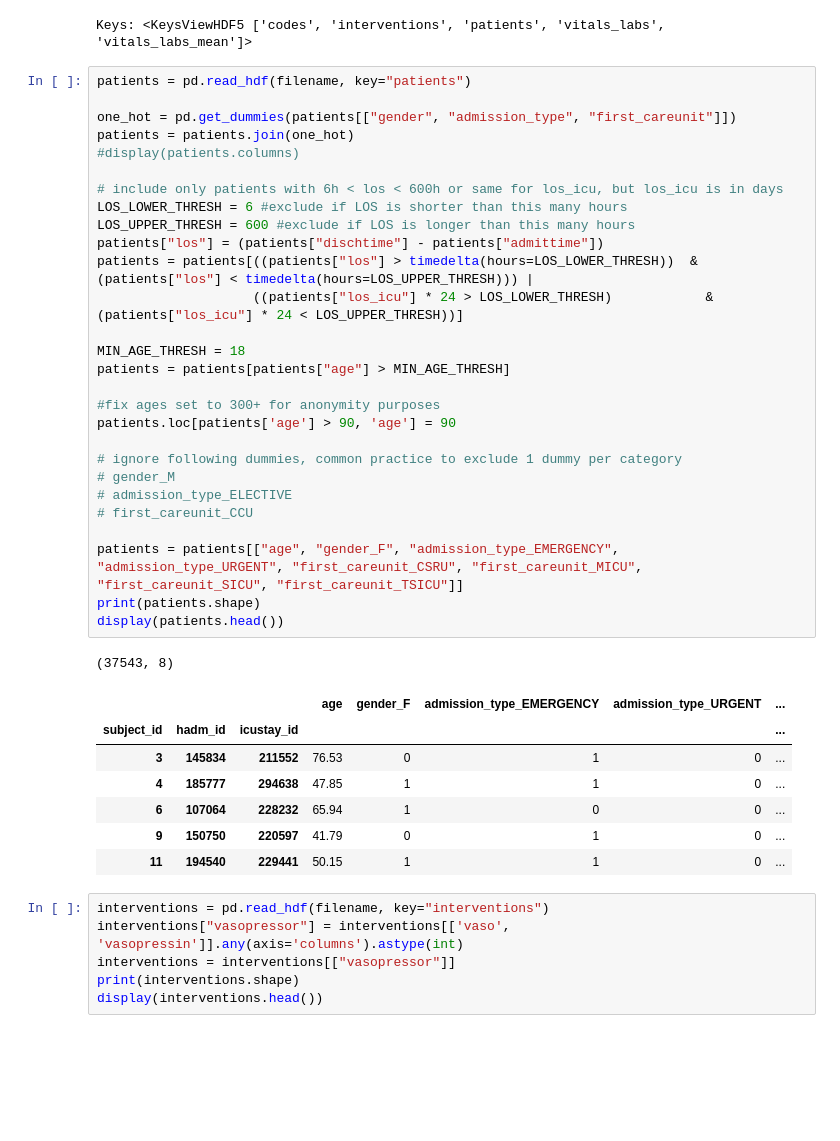
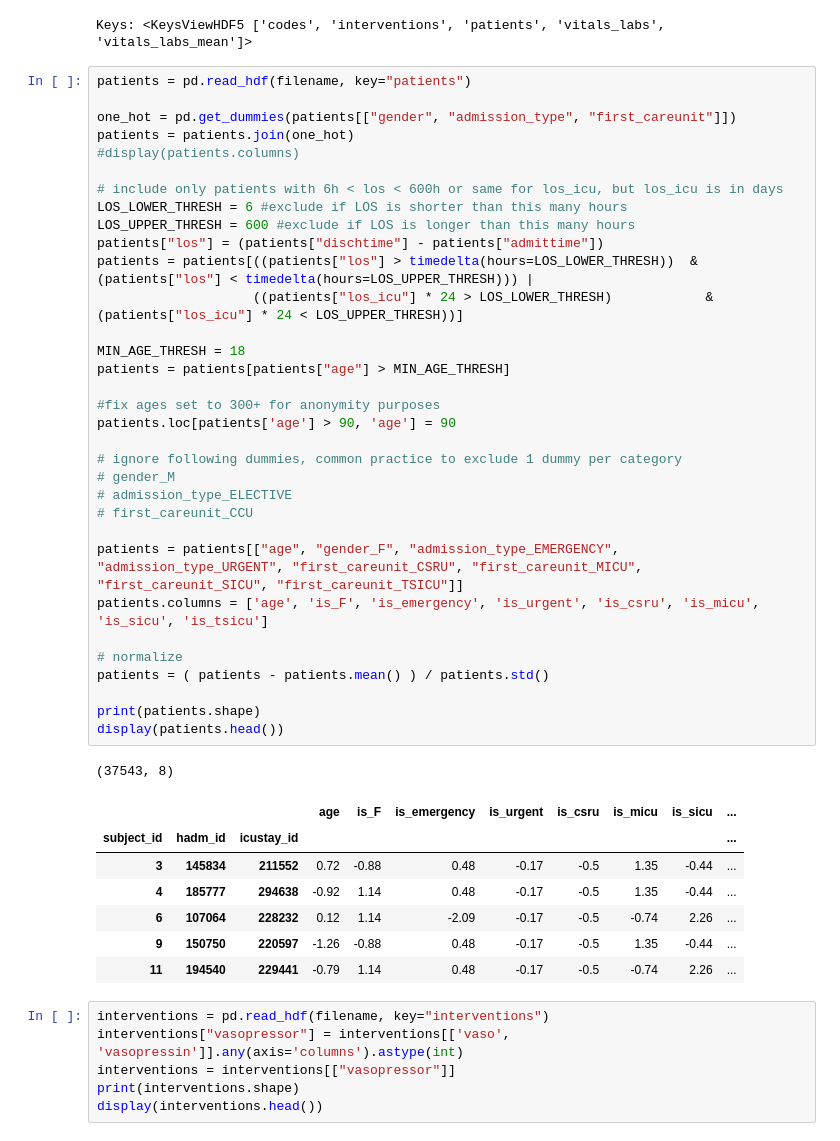
Before and after one commit to KevinArmbruster/optimal-summaries-public, a Jupyter notebook: preprocess_MIMIC_data.ipynb, the cells around one changed output. Drawn from its saved outputs; the diff is of its cells as text; blank space fills up the shorter version.

```diff
--- a/preprocess_MIMIC_data.ipynb
+++ b/preprocess_MIMIC_data.ipynb
@@ -22,40 +22,45 @@ Keys: <KeysViewHDF5 ['codes', 'interventions', 'patients', 'vitals_labs', 'vital
 # %%
 patients = pd.read_hdf(filename, key="patients")
 
 one_hot = pd.get_dummies(patients[["gender", "admission_type", "first_careunit"]])
 patients = patients.join(one_hot)
 #display(patients.columns)
 
 # include only patients with 6h < los < 600h or same for los_icu, but los_icu is in days
 LOS_LOWER_THRESH = 6 #exclude if LOS is shorter than this many hours
 LOS_UPPER_THRESH = 600 #exclude if LOS is longer than this many hours
 patients["los"] = (patients["dischtime"] - patients["admittime"])
 patients = patients[((patients["los"] > timedelta(hours=LOS_LOWER_THRESH))  & (patients["los"] < timedelta(hours=LOS_UPPER_THRESH))) |
                     ((patients["los_icu"] * 24 > LOS_LOWER_THRESH)            & (patients["los_icu"] * 24 < LOS_UPPER_THRESH))]
 
 MIN_AGE_THRESH = 18
 patients = patients[patients["age"] > MIN_AGE_THRESH]
 
 #fix ages set to 300+ for anonymity purposes
 patients.loc[patients['age'] > 90, 'age'] = 90
 
 # ignore following dummies, common practice to exclude 1 dummy per category
 # gender_M
 # admission_type_ELECTIVE
 # first_careunit_CCU
 
 patients = patients[["age", "gender_F", "admission_type_EMERGENCY", "admission_type_URGENT", "first_careunit_CSRU", "first_careunit_MICU", "first_careunit_SICU", "first_careunit_TSICU"]]
+patients.columns = ['age', 'is_F', 'is_emergency', 'is_urgent', 'is_csru', 'is_micu', 'is_sicu', 'is_tsicu']
+
+# normalize
+patients = ( patients - patients.mean() ) / patients.std()
+
 print(patients.shape)
 display(patients.head())
 # %% [output]
 (37543, 8)
-|  |  |  | age | gender_F | admission_type_EMERGENCY | admission_type_URGENT | ... |
-| subject_id | hadm_id | icustay_id |  |  |  |  | ... |
-| 3 | 145834 | 211552 | 76.53 | 0 | 1 | 0 | ... |
-| 4 | 185777 | 294638 | 47.85 | 1 | 1 | 0 | ... |
-| 6 | 107064 | 228232 | 65.94 | 1 | 0 | 0 | ... |
-| 9 | 150750 | 220597 | 41.79 | 0 | 1 | 0 | ... |
-| 11 | 194540 | 229441 | 50.15 | 1 | 1 | 0 | ... |
+|  |  |  | age | is_F | is_emergency | is_urgent | is_csru | is_micu | is_sicu | ... |
+| subject_id | hadm_id | icustay_id |  |  |  |  |  |  |  | ... |
+| 3 | 145834 | 211552 | 0.72 | -0.88 | 0.48 | -0.17 | -0.5 | 1.35 | -0.44 | ... |
+| 4 | 185777 | 294638 | -0.92 | 1.14 | 0.48 | -0.17 | -0.5 | 1.35 | -0.44 | ... |
+| 6 | 107064 | 228232 | 0.12 | 1.14 | -2.09 | -0.17 | -0.5 | -0.74 | 2.26 | ... |
+| 9 | 150750 | 220597 | -1.26 | -0.88 | 0.48 | -0.17 | -0.5 | 1.35 | -0.44 | ... |
+| 11 | 194540 | 229441 | -0.79 | 1.14 | 0.48 | -0.17 | -0.5 | -0.74 | 2.26 | ... |
 # %%
 interventions = pd.read_hdf(filename, key="interventions")
 interventions["vasopressor"] = interventions[['vaso', 'vasopressin']].any(axis='columns').astype(int)
```
Also changed, not shown: parts of 4 cells of this notebook.
